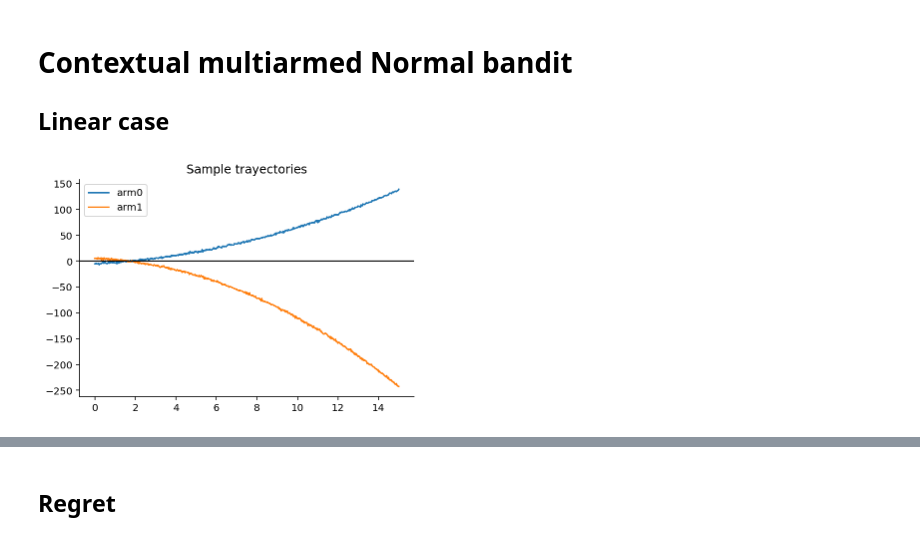
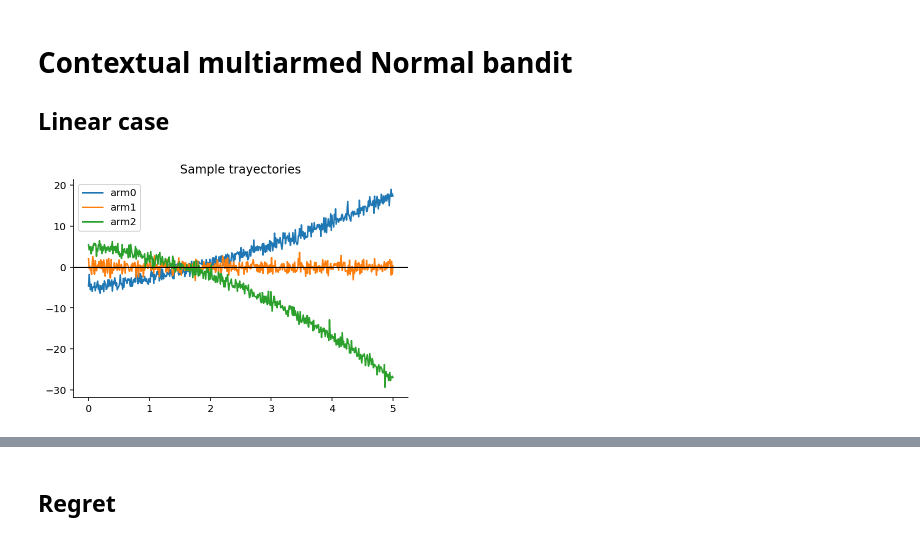
Before and after one commit to gerdm/misc, a Jupyter notebook: 2021-09/thompson-sampling-bandits.ipynb, the cells around one changed output, grey strips where cells are left out. Saved outputs shown, nothing was run; the diff lists cells and outputs as text; code cells hidden in the pictures.

```diff
--- a/2021-09/thompson-sampling-bandits.ipynb
+++ b/2021-09/thompson-sampling-bandits.ipynb
@@ -288,39 +289,43 @@ def thompson_sampling_step(model_params, state, model, environment):
 
     arm_reward = one_hot(action, K) * reward
     return model_params, (model_params, arm_reward)
-# %%
-W = jnp.array([
-    [-5.0, 2.0, 0.5],
-#     [-0.5, 0.7, 0.1],
-#     [0.0,  0.0, 0.0],
-    [5.0, -1.5, -1.0]
-])
-
-sigmas = jnp.array([1.0, 1.0, 5.0, 1.0])
-sigmas = jnp.array([1.0, 1.0])
-# sigmas = jnp.array([1.0, 1.0, 1.0])
-K, M = W.shape
-
-N = 500
-T = 15
-x = jnp.linspace(0, T, N)
-X = jnp.c_[jnp.ones(N), x, x ** 2]
-
-true_params = {
-    "w": W,
-    "sigma2": sigmas ** 2
-}
-
-
-noise = random.multivariate_normal(key, mean=jnp.zeros(K), cov=jnp.eye(K) * sigmas, shape=(N,))
-Y = jnp.einsum("nm,km->nk", X, W) + noise
-
-plt.plot(x, Y)
-plt.title("Sample trayectories")
-plt.axhline(y=0, c="black")
-plt.legend([f"arm{i}" for i in range(K)]);
-# %% [output]
-[figure, removed]
+# %%
+key = random.PRNGKey(314)
+
+
+W = jnp.array([
+    [-5.0, 2.0, 0.5],
+#     [-0.5, 0.7, 0.1],
+    [0.0,  0.0, 0.0],
+    [5.0, -1.5, -1.0]
+])
+
+sigmas = jnp.array([1.0, 1.0, 5.0, 1.0])
+sigmas = jnp.array([1.0, 1.0])
+sigmas = jnp.array([1.0, 1.0, 1.0])
+K, M = W.shape
+
+N = 500
+T = 5
+x = jnp.linspace(0, T, N)
+X = jnp.c_[jnp.ones(N), x, x ** 2]
+
+
+true_params = {
+    "w": W,
+    "sigma2": sigmas ** 2
+}
+
+
+noise = random.multivariate_normal(key, mean=jnp.zeros(K), cov=jnp.eye(K) * sigmas, shape=(N,))
+Y = jnp.einsum("nm,km->nk", X, W) + noise
+
+plt.plot(x, Y)
+plt.title("Sample trayectories")
+plt.axhline(y=0, c="black")
+plt.legend([f"arm{i}" for i in range(K)]);
+# %% [output]
+[figure, added]
 # %%
 M = 3
 eta = 2.0
```
Also changed, not shown: parts of 23 cells of this notebook.
